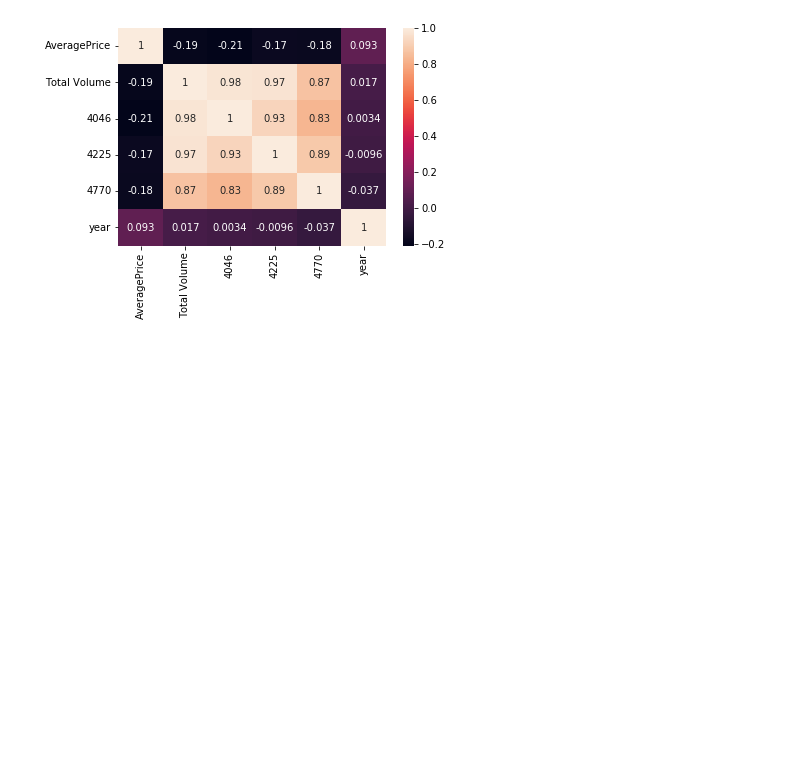
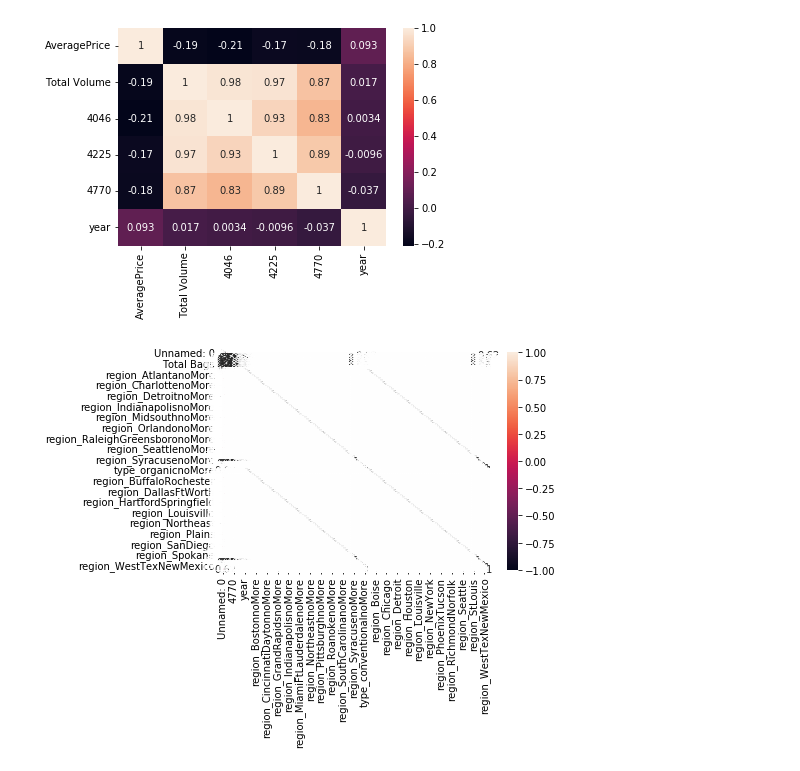
Before and after one commit to Harames/avocados, a Jupyter notebook: main.ipynb, the cells around one changed output. Saved outputs shown, nothing was run; the diff lists cells and outputs as text; code cells hidden in the pictures; blank space fills up the shorter version.

```diff
--- a/main.ipynb
+++ b/main.ipynb
@@ -54,3 +73,14 @@ sns.heatmap(corrMatrix, annot=True)
 plt.show()
 # %% [output]
 [figure]
+# %%
+cat_vars = ['region', 'type']
+for var in cat_vars:
+  cat_list = pd.get_dummies(df[var], prefix=var)
+  df = df.join(cat_list, lsuffix='noMore')
+# %%
+corrMatrix = df.corr()
+sns.heatmap(corrMatrix, annot=True)
+plt.show()
+# %% [output]
+[figure, added]
```
Also changed, not shown: parts of 1 cell of this notebook, 3 other files.
